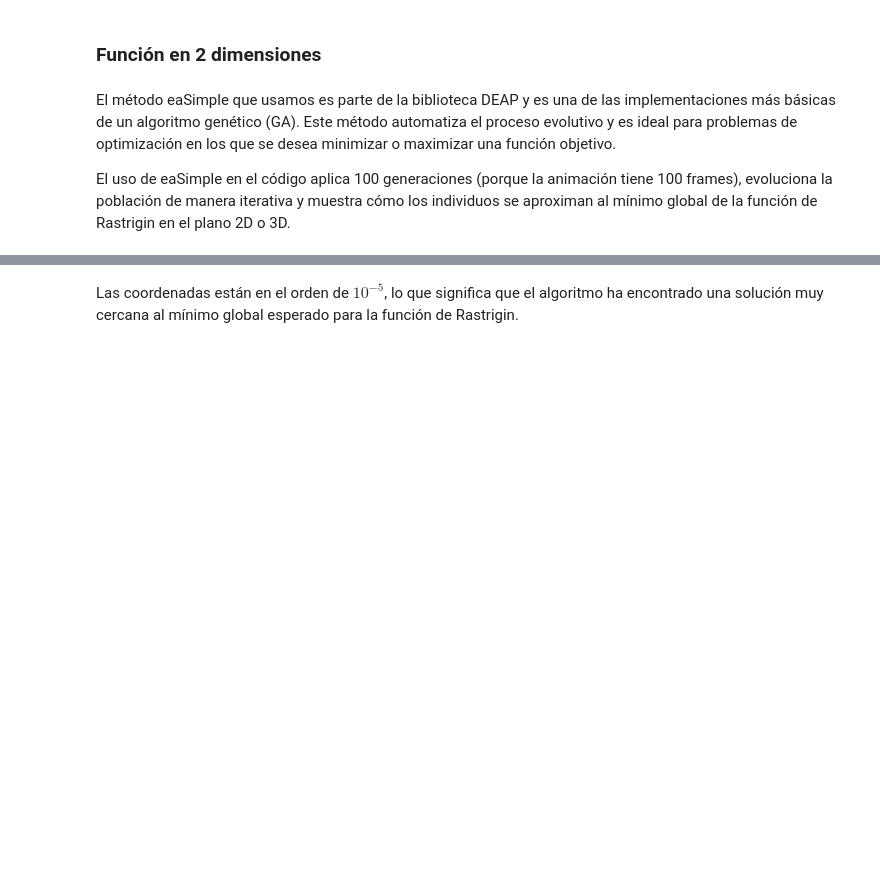
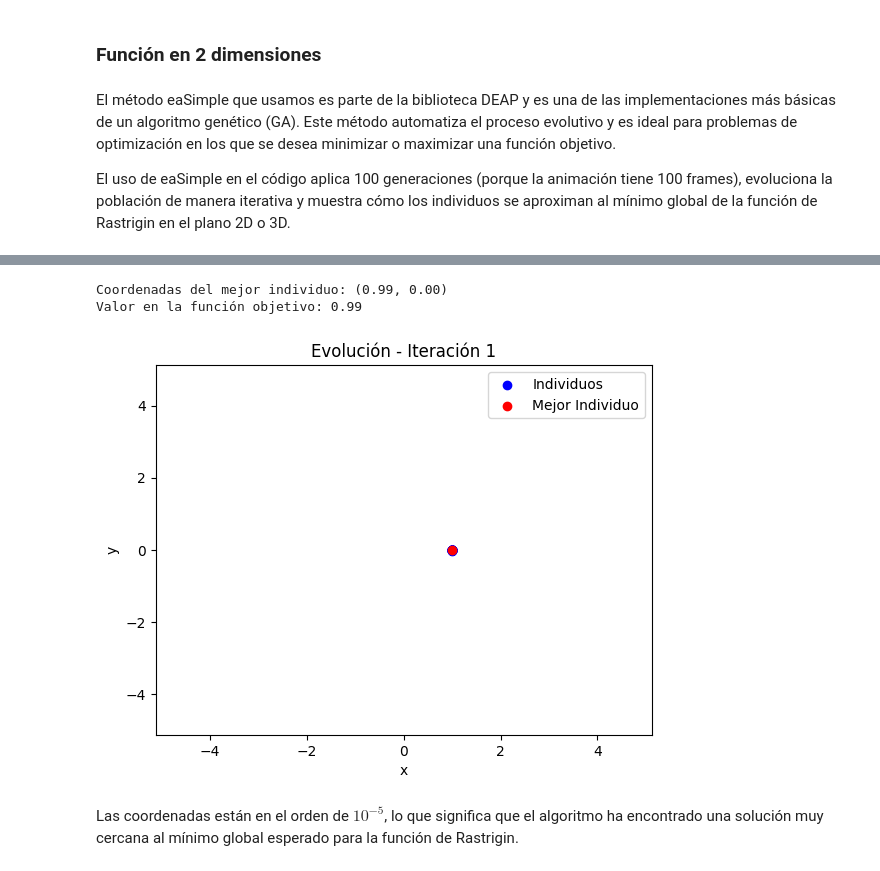
Before and after one commit to brokie636/Primer-trabajo-rnyabi, a Jupyter notebook: Punto1.ipynb, the cells around one changed output, grey strips where cells are left out. Drawn from its saved outputs; the diff is of its cells as text; code cells hidden in the pictures; blank space fills up the shorter version.

```diff
--- a/Punto1.ipynb
+++ b/Punto1.ipynb
@@ -389,3 +429,82 @@ NameError: name 'best_individual' is not defined
+# %%
+import random
+from deap import base, creator, tools, algorithms
+import numpy as np
+import matplotlib.pyplot as plt
+import matplotlib.animation as animation
+
+# Eliminar clases previamente creadas
+if "FitnessMin" in creator.__dict__:
+    del creator.FitnessMin
+if "Individual" in creator.__dict__:
+    del creator.Individual
+
+# Crear el entorno evolutivo
+creator.create("FitnessMin", base.Fitness, weights=(-1.0,))
+creator.create("Individual", list, fitness=creator.FitnessMin)
+
+toolbox = base.Toolbox()
+toolbox.register("attr_float", random.uniform, -5.12, 5.12)
+toolbox.register("individual", tools.initRepeat, creator.Individual, toolbox.attr_float, n=2)  # Individuos en 2D
+toolbox.register("population", tools.initRepeat, list, toolbox.individual)
+toolbox.register("mate", tools.cxBlend, alpha=0.5)
+toolbox.register("mutate", tools.mutGaussian, mu=0.0, sigma=0.1, indpb=0.2)
+toolbox.register("select", tools.selTournament, tournsize=3)
+
+# Modificar la función Rastrigin para devolver una tupla
+def rastrigin_modified(X):
+    A = 10
+    return (A * len(X) + sum([(x**2 - A * np.cos(2 * np.pi * x)) for x in X]),)
+
+toolbox.register("evaluate", rastrigin_modified)
+
+# Crear población inicial
+population = toolbox.population(n=50)
+
+# Crear una figura para la visualización
+fig, ax = plt.subplots()
+ax.set_xlim(-5.12, 5.12)
+ax.set_ylim(-5.12, 5.12)
+
+# Función para actualizar el gráfico
+def update_frame(i):
+    ax.clear()
+    ax.set_xlim(-5.12, 5.12)
+    ax.set_ylim(-5.12, 5.12)
+    ax.set_title(f"Evolución - Iteración {i+1}")
+    ax.set_xlabel("x")
+    ax.set_ylabel("y")
+
+    # Ejecutar el algoritmo evolutivo durante algunos pasos
+    algorithms.eaSimple(population, toolbox, cxpb=0.7, mutpb=0.2, ngen=1,
+                        stats=None, halloffame=None, verbose=False)
+
+    # Obtener las posiciones de los individuos
+    positions = np.array([ind for ind in population])  # Cada 'ind' es un vector de 2 dimensiones
+    ax.scatter(positions[:, 0], positions[:, 1], color='blue', label="Individuos")
+
+    # Resaltar el mejor individuo
+    best_individual = tools.selBest(population, 1)[0]
+    ax.scatter(best_individual[0], best_individual[1], color='red', label="Mejor Individuo")
+    ax.legend()
+
+# Crear una animación
+ani = animation.FuncAnimation(fig, update_frame, frames=100, interval=200)
+
+# Guardar la animación como un archivo GIF
+ani.save('rastrigin_evolution.gif', writer='imagemagick', fps=2)
+
+# Al finalizar la animación, obtener el mejor individuo
+best_individual = tools.selBest(population, 1)[0]
+best_value = rastrigin_modified(best_individual)[0]
+
+# Mostrar el resultado final
+print(f"Coordenadas del mejor individuo: ({best_individual[0]:.2f}, {best_individual[1]:.2f})")
+print(f"Valor en la función objetivo: {best_value:.2f}")
+# %% [output]
+Coordenadas del mejor individuo: (0.99, 0.00)
+Valor en la función objetivo: 0.99
+[figure, added]
 # %% [markdown]
 Las coordenadas están en el orden de $10^{-5}$, lo que significa que el algoritmo ha encontrado una solución muy cercana al mínimo global esperado para la función de Rastrigin.
 # %% [markdown]
```
Also changed, not shown: parts of 17 cells of this notebook.
